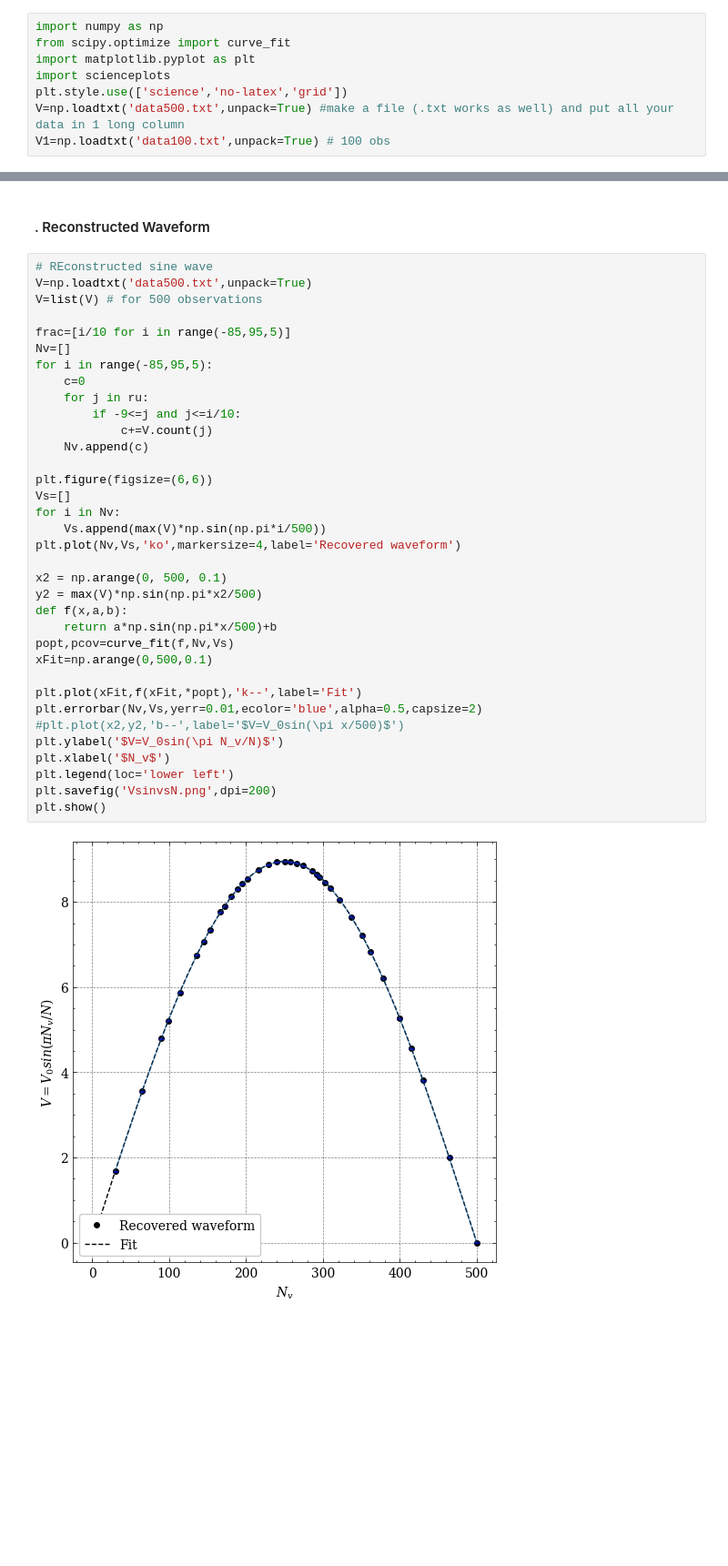
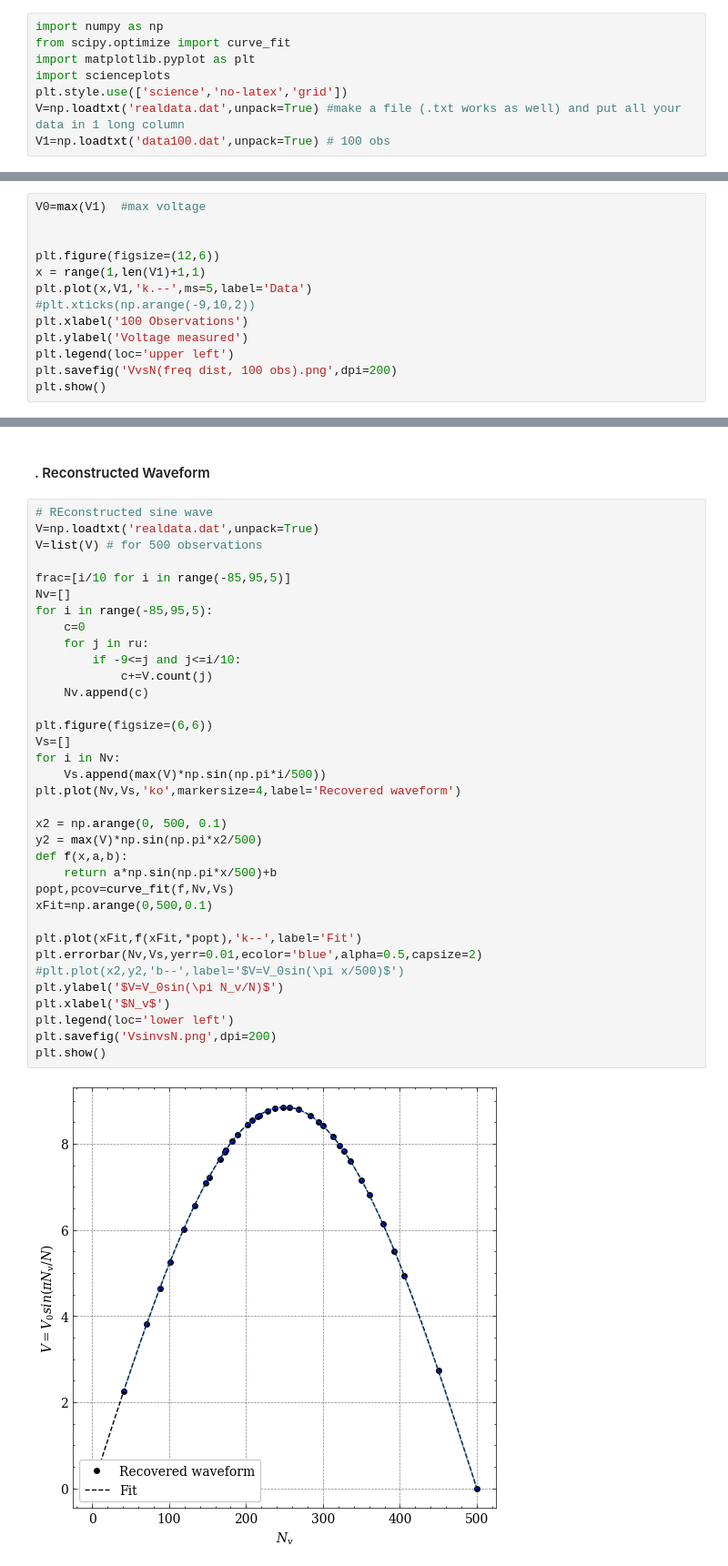
Before and after one commit to SoumadipBhowmick/Lab-work, a Jupyter notebook: Random Sampling/random_samp.ipynb, the cells around one changed output, grey strips where cells are left out. Shown: that part at 91% size. Cells and saved outputs as stored; diff of their text form; blank space fills up the shorter version.

```diff
--- a/Random Sampling/random_samp.ipynb
+++ b/Random Sampling/random_samp.ipynb
@@ -4,5 +4,5 @@ from scipy.optimize import curve_fit
 import matplotlib.pyplot as plt
 import scienceplots
 plt.style.use(['science','no-latex','grid'])
-V=np.loadtxt('data500.txt',unpack=True) #make a file (.txt works as well) and put all your data in 1 long column
-V1=np.loadtxt('data100.txt',unpack=True) # 100 obs
+V=np.loadtxt('realdata.dat',unpack=True) #make a file (.txt works as well) and put all your data in 1 long column
+V1=np.loadtxt('data100.dat',unpack=True) # 100 obs
@@ -103,0 +100,13 @@ NameError: name 'V' is not defined
+# %%
+V0=max(V1)  #max voltage
+
+
+plt.figure(figsize=(12,6))
+x = range(1,len(V1)+1,1)
+plt.plot(x,V1,'k.--',ms=5,label='Data')
+#plt.xticks(np.arange(-9,10,2))
+plt.xlabel('100 Observations')
+plt.ylabel('Voltage measured')
+plt.legend(loc='upper left')
+plt.savefig('VvsN(freq dist, 100 obs).png',dpi=200)
+plt.show()
@@ -113,38 +124,38 @@ print(len(ru)) # no. of unique values in the data
 #### . Reconstructed Waveform
 # %%
 # REconstructed sine wave
-V=np.loadtxt('data500.txt',unpack=True)
+V=np.loadtxt('realdata.dat',unpack=True)
 V=list(V) # for 500 observations
 
 frac=[i/10 for i in range(-85,95,5)]
 Nv=[]
 for i in range(-85,95,5):
     c=0
     for j in ru:
         if -9<=j and j<=i/10:
             c+=V.count(j)
     Nv.append(c)
 
 plt.figure(figsize=(6,6))
 Vs=[]
 for i in Nv:
     Vs.append(max(V)*np.sin(np.pi*i/500))
 plt.plot(Nv,Vs,'ko',markersize=4,label='Recovered waveform')
 
 x2 = np.arange(0, 500, 0.1)
 y2 = max(V)*np.sin(np.pi*x2/500)
 def f(x,a,b):
     return a*np.sin(np.pi*x/500)+b
 popt,pcov=curve_fit(f,Nv,Vs)
 xFit=np.arange(0,500,0.1)
 
 plt.plot(xFit,f(xFit,*popt),'k--',label='Fit')
 plt.errorbar(Nv,Vs,yerr=0.01,ecolor='blue',alpha=0.5,capsize=2)
 #plt.plot(x2,y2,'b--',label='$V=V_0sin(\pi x/500)$')
 plt.ylabel('$V=V_0sin(\pi N_v/N)$')
 plt.xlabel('$N_v$')
 plt.legend(loc='lower left')
 plt.savefig('VsinvsN.png',dpi=200)
 plt.show()
 # %% [output]
-[figure, old version]
+[figure, new version]
```
Also changed, not shown: parts of 14 cells of this notebook, 5 other files.
